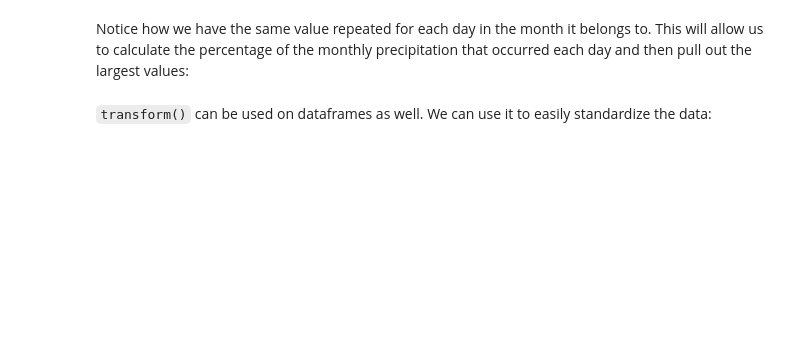
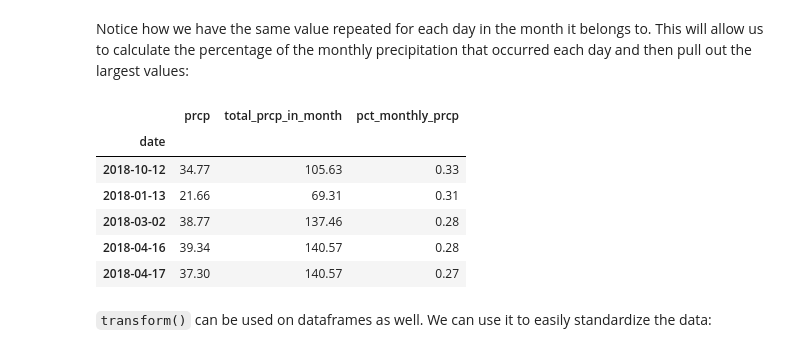
Before and after one commit to polarpolar914/MachineLearning-for-AI, a Jupyter notebook: week5/3-aggregations.ipynb, the cells around one changed output. Saved outputs shown, nothing was run; the diff lists cells and outputs as text; code cells hidden in the pictures; blank space fills up the shorter version.

```diff
--- a/week5/3-aggregations.ipynb
+++ b/week5/3-aggregations.ipynb
@@ -250,15 +304,23 @@ Notice how we have the same value repeated for each day in the month it belongs
 # %%
 weather\
     .query('datatype == "PRCP"')\
     .rename(dict(value='prcp'), axis=1)\
-    .groupby(level=0).mean()\
+    .groupby(level=0).mean('prcp')\
     .assign(
         total_prcp_in_month=lambda x: \
             x.groupby(pd.Grouper(freq='M')).transform(np.sum),
         pct_monthly_prcp=lambda x: \
             x.prcp.div(x.total_prcp_in_month)
     )\
     .nlargest(5, 'pct_monthly_prcp')
+# %% [output]
+|  | prcp | total_prcp_in_month | pct_monthly_prcp |
+| date |  |  |  |
+| 2018-10-12 | 34.77 | 105.63 | 0.33 |
+| 2018-01-13 | 21.66 | 69.31 | 0.31 |
+| 2018-03-02 | 38.77 | 137.46 | 0.28 |
+| 2018-04-16 | 39.34 | 140.57 | 0.28 |
+| 2018-04-17 | 37.30 | 140.57 | 0.27 |
 # %% [markdown]
 `transform()` can be used on dataframes as well. We can use it to easily standardize the data:
 # %%
```
Also changed, not shown: parts of 14 cells of this notebook.
